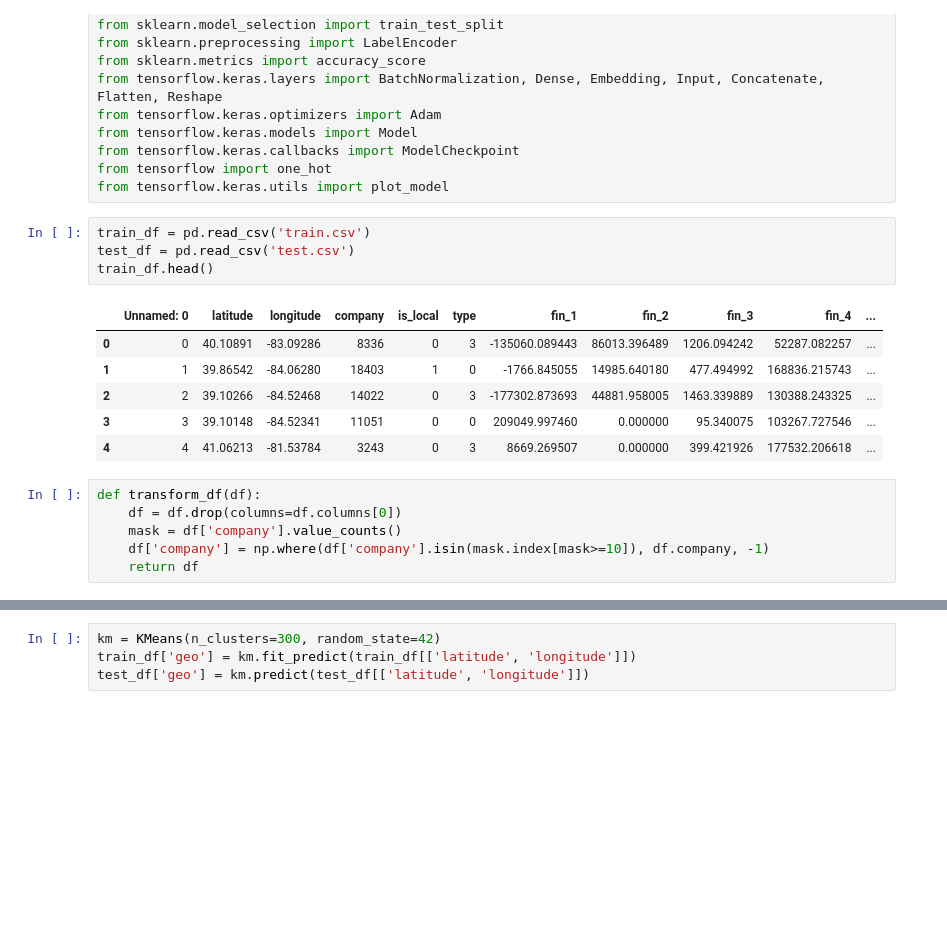
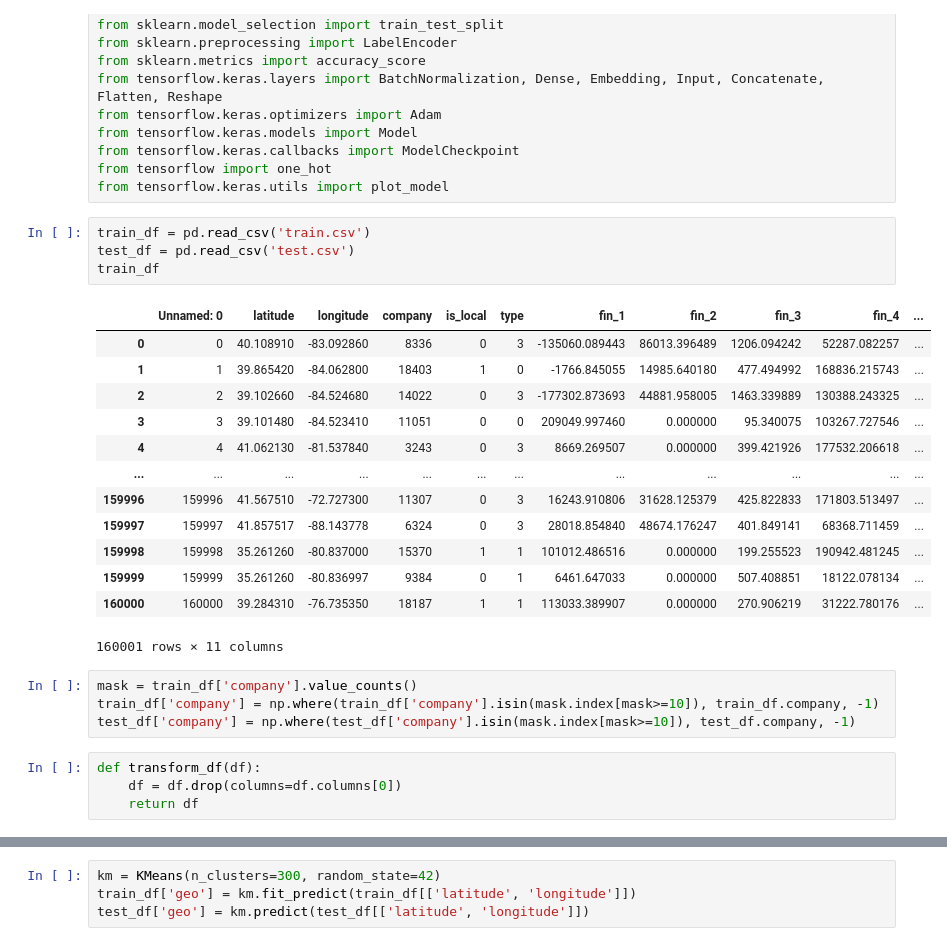
Before and after one commit to Piaiai/TT_homeworks, a Jupyter notebook: hw2/hw2.ipynb, the cells around one changed output, grey strips where cells are left out. Saved outputs shown, nothing was run; the diff lists cells and outputs as text; blank space fills up the shorter version.

Commit message:
change company preprocessing for test

```diff
--- a/hw2/hw2.ipynb
+++ b/hw2/hw2.ipynb
@@ -15,19 +15,28 @@ from tensorflow.keras.utils import plot_model
 # %%
 train_df = pd.read_csv('train.csv')
 test_df = pd.read_csv('test.csv')
-train_df.head()
+train_df
 # %% [output]
 |  | Unnamed: 0 | latitude | longitude | company | is_local | type | fin_1 | fin_2 | fin_3 | fin_4 | ... |
-| 0 | 0 | 40.10891 | -83.09286 | 8336 | 0 | 3 | -135060.089443 | 86013.396489 | 1206.094242 | 52287.082257 | ... |
-| 1 | 1 | 39.86542 | -84.06280 | 18403 | 1 | 0 | -1766.845055 | 14985.640180 | 477.494992 | 168836.215743 | ... |
-| 2 | 2 | 39.10266 | -84.52468 | 14022 | 0 | 3 | -177302.873693 | 44881.958005 | 1463.339889 | 130388.243325 | ... |
-| 3 | 3 | 39.10148 | -84.52341 | 11051 | 0 | 0 | 209049.997460 | 0.000000 | 95.340075 | 103267.727546 | ... |
-| 4 | 4 | 41.06213 | -81.53784 | 3243 | 0 | 3 | 8669.269507 | 0.000000 | 399.421926 | 177532.206618 | ... |
+| 0 | 0 | 40.108910 | -83.092860 | 8336 | 0 | 3 | -135060.089443 | 86013.396489 | 1206.094242 | 52287.082257 | ... |
+| 1 | 1 | 39.865420 | -84.062800 | 18403 | 1 | 0 | -1766.845055 | 14985.640180 | 477.494992 | 168836.215743 | ... |
+| 2 | 2 | 39.102660 | -84.524680 | 14022 | 0 | 3 | -177302.873693 | 44881.958005 | 1463.339889 | 130388.243325 | ... |
+| 3 | 3 | 39.101480 | -84.523410 | 11051 | 0 | 0 | 209049.997460 | 0.000000 | 95.340075 | 103267.727546 | ... |
+| 4 | 4 | 41.062130 | -81.537840 | 3243 | 0 | 3 | 8669.269507 | 0.000000 | 399.421926 | 177532.206618 | ... |
+| ... | ... | ... | ... | ... | ... | ... | ... | ... | ... | ... | ... |
+| 159996 | 159996 | 41.567510 | -72.727300 | 11307 | 0 | 3 | 16243.910806 | 31628.125379 | 425.822833 | 171803.513497 | ... |
+| 159997 | 159997 | 41.857517 | -88.143778 | 6324 | 0 | 3 | 28018.854840 | 48674.176247 | 401.849141 | 68368.711459 | ... |
+| 159998 | 159998 | 35.261260 | -80.837000 | 15370 | 1 | 1 | 101012.486516 | 0.000000 | 199.255523 | 190942.481245 | ... |
+| 159999 | 159999 | 35.261260 | -80.836997 | 9384 | 0 | 1 | 6461.647033 | 0.000000 | 507.408851 | 18122.078134 | ... |
+| 160000 | 160000 | 39.284310 | -76.735350 | 18187 | 1 | 1 | 113033.389907 | 0.000000 | 270.906219 | 31222.780176 | ... |
+160001 rows × 11 columns
+# %%
+mask = train_df['company'].value_counts()
+train_df['company'] = np.where(train_df['company'].isin(mask.index[mask>=10]), train_df.company, -1)
+test_df['company'] = np.where(test_df['company'].isin(mask.index[mask>=10]), test_df.company, -1)
 # %%
 def transform_df(df):
     df = df.drop(columns=df.columns[0])
-    mask = df['company'].value_counts()
-    df['company'] = np.where(df['company'].isin(mask.index[mask>=10]), df.company, -1)
     return df
 # %%
 %%time
```
Also changed, not shown: parts of 10 cells of this notebook.
